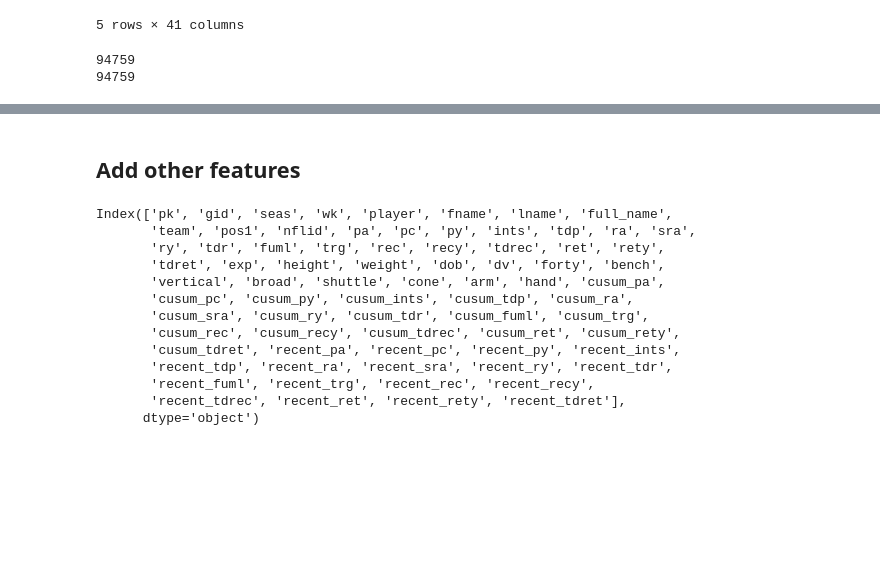
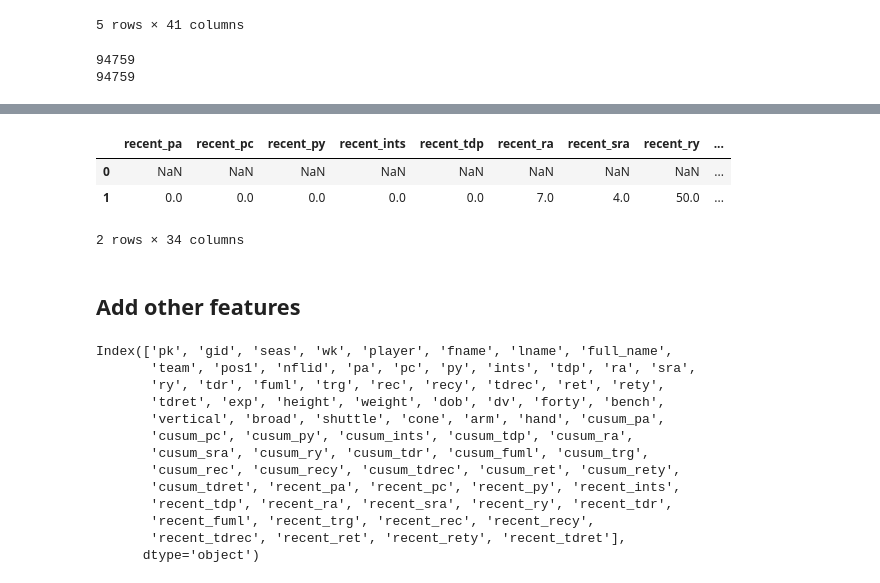
Before and after one commit to jchristo12/fantasy_football, a Jupyter notebook: analysis/feature_analysis.ipynb, the cells around one changed output, grey strips where cells are left out. Cells and saved outputs as stored; diff of their text form; code cells hidden in the pictures; blank space fills up the shorter version.

Commit message:
Add season cumulative stats calc

```diff
--- a/analysis/feature_analysis.ipynb
+++ b/analysis/feature_analysis.ipynb
@@ -129,3 +143,22 @@ player_rolling_sort = pd.concat([player_sorted_cusum, recent_df], axis=1)
+# %%
+#remove the NaN rows (the lagged rows)
+seas_clean = seas_interim[seas_interim.notna().all(axis=1)]
+# %%
+#group and calculate the season totals
+seas_stats_no_pk = seas_clean.groupby(by=['player', 'seas']).cumsum().add_prefix('seas_')
+# %%
+#add identifying feature so the merge to the full dataframe will work
+seas_stats = pd.concat([seas_clean['pk'], seas_stats_no_pk], axis=1)
+# %%
+#add the season rolling stats to the full dataframe
+test = player_rolling_sort.merge(seas_stats, on='pk', how='left')
+# %%
+test.loc[:, 'recent_pa':'seas_tdret'].head(2)
+# %% [output]
+|  | recent_pa | recent_pc | recent_py | recent_ints | recent_tdp | recent_ra | recent_sra | recent_ry | ... |
+| 0 | NaN | NaN | NaN | NaN | NaN | NaN | NaN | NaN | ... |
+| 1 | 0.0 | 0.0 | 0.0 | 0.0 | 0.0 | 7.0 | 4.0 | 50.0 | ... |
+2 rows × 34 columns
 # %% [markdown]
 ## Add other features
 # %%
```
Also changed, not shown: parts of 14 cells of this notebook.
